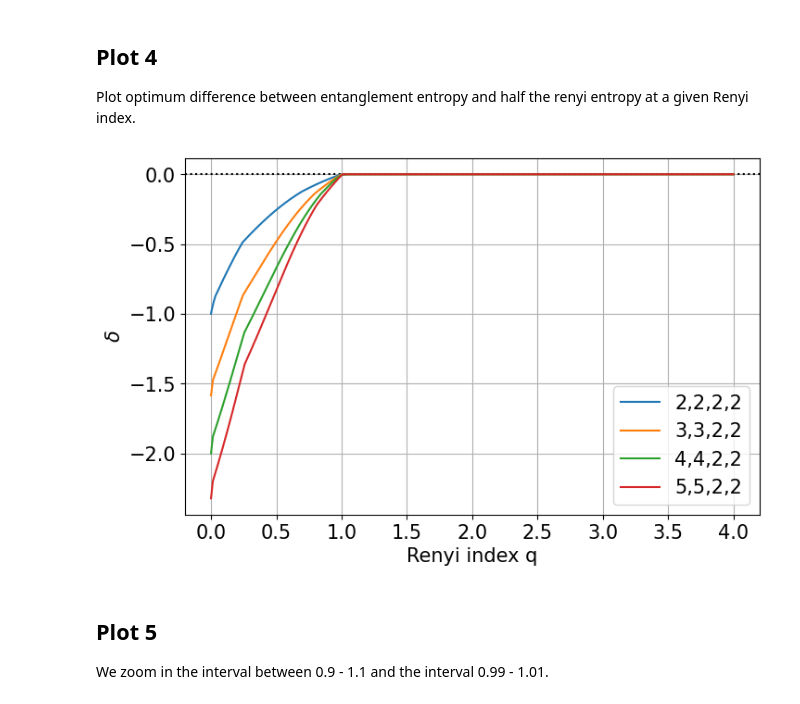
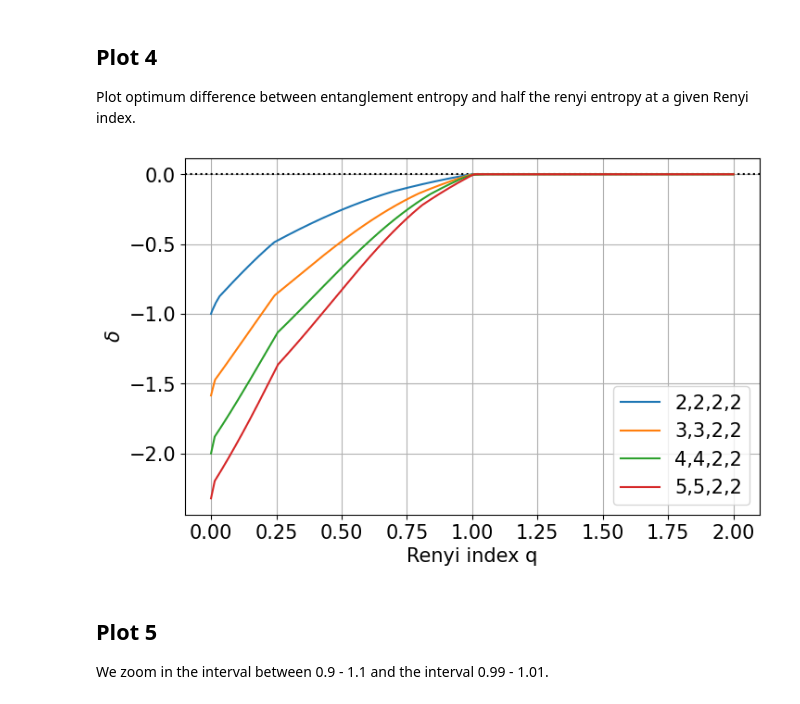
Before and after one commit to IosiaLectus/EofP_minus_half_RE_opt, a Jupyter notebook: src/generate_plots.ipynb, the cells around one changed output. Saved outputs shown, nothing was run; the diff lists cells and outputs as text; code cells hidden in the pictures.

Commit message:
Minor corrections in the visualization module.

```diff
--- a/src/generate_plots.ipynb
+++ b/src/generate_plots.ipynb
@@ -89,11 +89,11 @@ plot_optimum_difference(entanglement_entropy_AA, reflected_spectrum_AB,
 ## Plot 4
 Plot optimum difference between entanglement entropy and half the renyi entropy at a given Renyi index.
 # %%
-renyi_indices = np.linspace(0.0, 4.0, 4001)
+renyi_indices = np.linspace(0.0, 2.0, 4001)
 plot_optimum_difference_renyi(entanglement_entropy_AA, reflected_spectrum_AB,
-                              renyi_indices, figname="gap_with_Renyi_entropy_q_0to4")
+                              renyi_indices, figname="gap_with_renyi_entropy_q_0to2")
 # %% [output]
-[figure, old version]
+[figure, new version]
 # %% [markdown]
 ## Plot 5
 We zoom in the interval between 0.9 - 1.1 and the interval 0.99 - 1.01.
```
Also changed, not shown: parts of 3 cells of this notebook, 1 other file.
